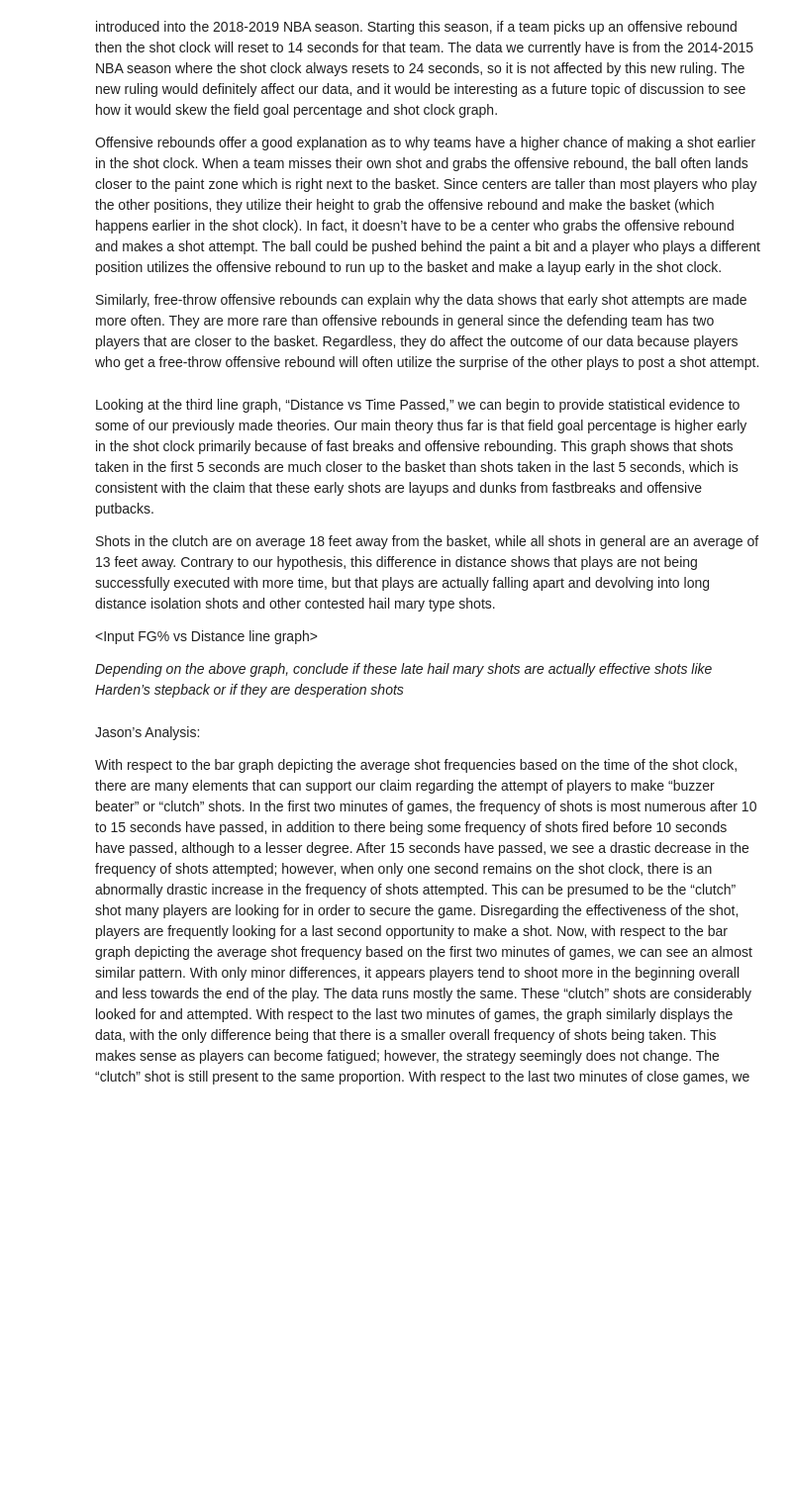
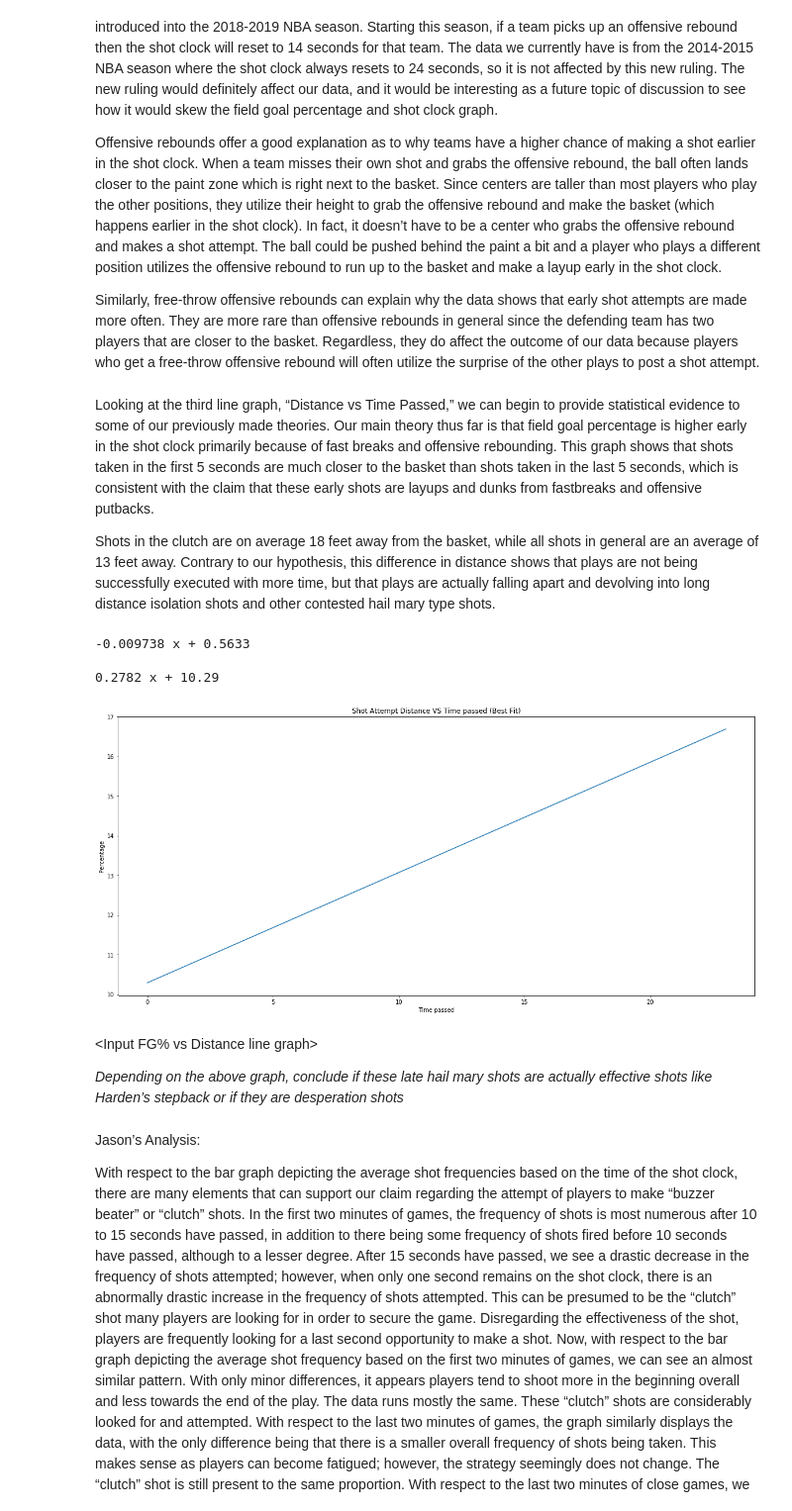
Before and after one commit to thomastangerine/COGS_108_Final, a Jupyter notebook: FinalProject.ipynb, the cells around one changed output. Shown: that part at 99% size. Drawn from its saved outputs; the diff is of its cells as text; code cells hidden in the pictures; blank space fills up the shorter version.

Commit message:
Added Julian's graph

```diff
--- a/FinalProject.ipynb
+++ b/FinalProject.ipynb
@@ -453,10 +453,24 @@ Similarly, free-throw offensive rebounds can explain why the data shows that ear
 Looking at the third line graph, “Distance vs Time Passed,” we can begin to provide statistical evidence to some of our previously made theories. Our main theory thus far is that field goal percentage is higher early in the shot clock primarily because of fast breaks and offensive rebounding. This graph shows that shots taken in the first 5 seconds are much closer to the basket than shots taken in the last 5 seconds, which is consistent with the claim that these early shots are layups and dunks from fastbreaks and offensive putbacks.
 
 Shots in the clutch are on average 18 feet away from the basket, while all shots in general are an average of 13 feet away. Contrary to our hypothesis, this difference in distance shows that plays are not being successfully executed with more time, but that plays are actually falling apart and devolving into long distance isolation shots and other contested hail mary type shots.
-
-<Input FG% vs Distance line graph>
-
-*Depending on the above graph, conclude if these late hail mary shots are actually effective shots like Harden’s stepback or if they are desperation shots*
+# %%
+x = np.arange(24)
+z = np.poly1d(np.polyfit(x, shot_dist, 1))
+plt.plot(np.unique(x), z(np.unique(x)))
+plt.ylabel('Percentage')
+plt.xlabel('Time passed')
+plt.title('Shot Attempt Distance VS Time passed (Best Fit)')
+print(y)
+print(z)
+# %% [output]
+-0.009738 x + 0.5633
+
+0.2782 x + 10.29
+[figure, added]
+# %% [markdown]
+<Input FG% vs Distance line graph>
+
+*Depending on the above graph, conclude if these late hail mary shots are actually effective shots like Harden’s stepback or if they are desperation shots*
 # %% [markdown]
 Jason’s Analysis:
 
```
Also changed, not shown: parts of 1 cell of this notebook.
